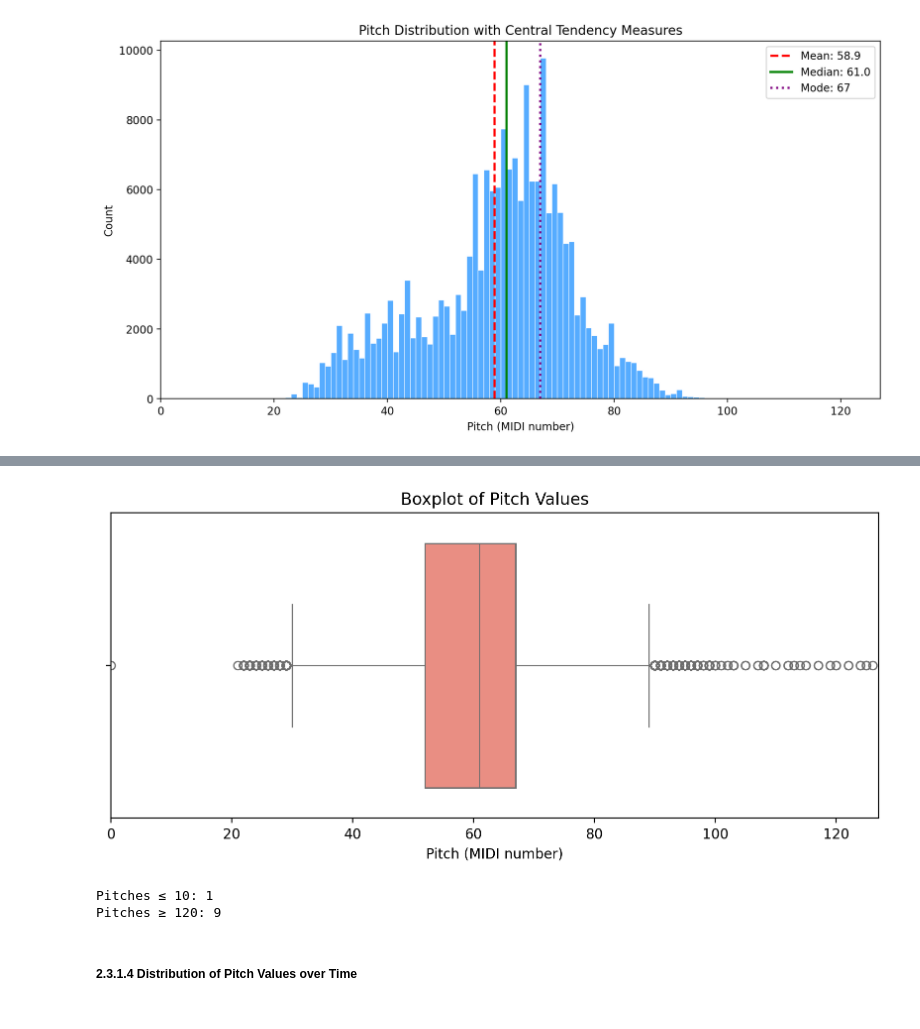
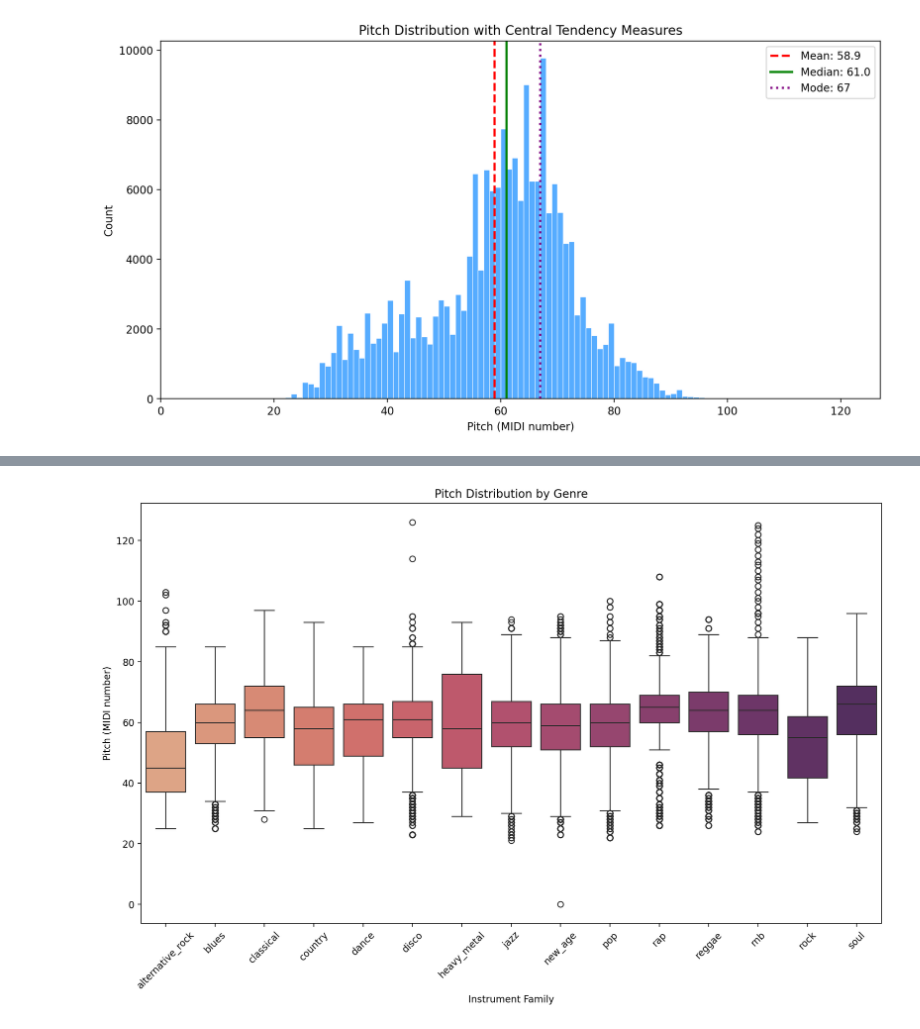
Before and after one commit to julielerudulier/Projects, a Jupyter notebook: TDA Applied to Symbolic Music/project.ipynb, the cells around one changed output, grey strips where cells are left out. Cells and saved outputs as stored; diff of their text form; code cells hidden in the pictures.

```diff
--- a/TDA Applied to Symbolic Music/project.ipynb
+++ b/TDA Applied to Symbolic Music/project.ipynb
@@ -346,21 +506,18 @@ Name: count, dtype: int64
 # %%
-plt.figure(figsize=(10, 4))
-sns.boxplot(x=df['pitch'], color='salmon')
-plt.title('Boxplot of Pitch Values')
-plt.xlabel('Pitch (MIDI number)')
-plt.xlim(0, 127)
+genres_sorted = sorted(df['genre'].unique())
+
+plt.figure(figsize=(14,8))
+sns.boxplot(
+    data=df,
+    x='genre',
+    y='pitch',
+    palette='flare',
+    order=genres_sorted
+)
+plt.title('Pitch Distribution by Genre')
+plt.xlabel('Instrument Family')
+plt.ylabel('Pitch (MIDI number)')
+plt.xticks(rotation=45)
 plt.show()
 # %% [output]
-[figure, old version]
+[figure, new version]
-# %%
-# Count how many values are at the extreme edges
-low_extremes = df[df['pitch'] <= 10]
-high_extremes = df[df['pitch'] >= 120]
-
-print(f"Pitches ≤ 10: {len(low_extremes)}")
-print(f"Pitches ≥ 120: {len(high_extremes)}")
-# %% [output]
-Pitches ≤ 10: 1
-Pitches ≥ 120: 9
-# %% [markdown]
-##### 2.3.1.4 Distribution of Pitch Values over Time
```
Also changed, not shown: parts of 26 cells of this notebook.
